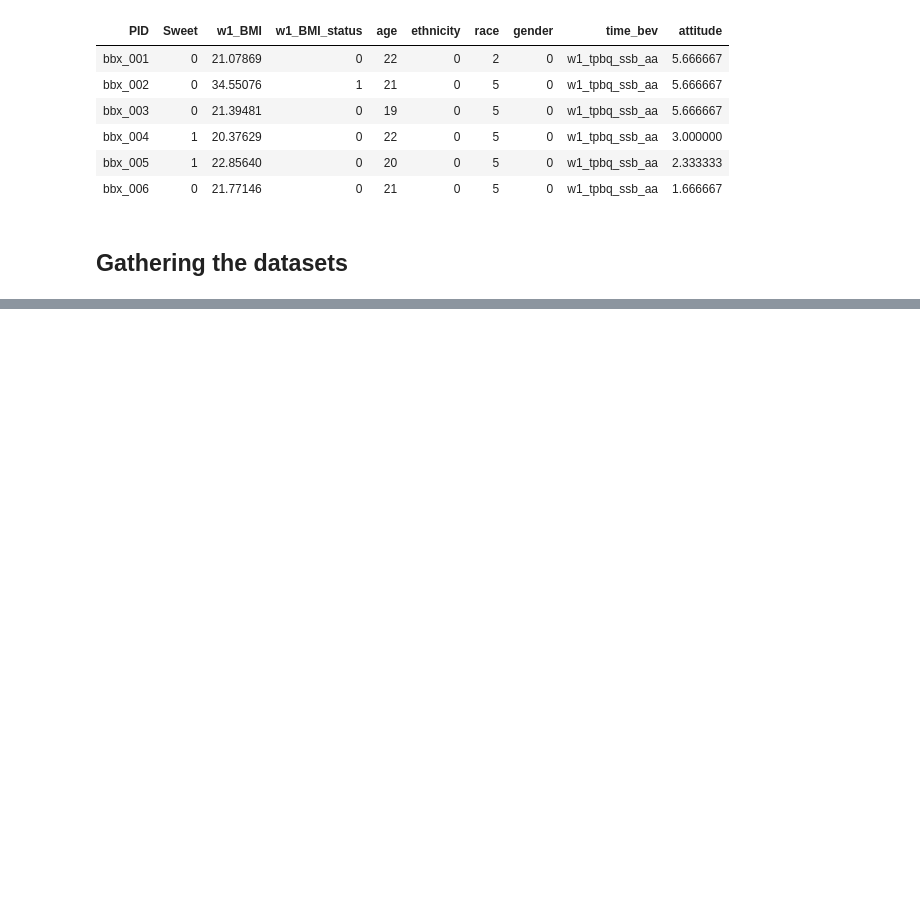
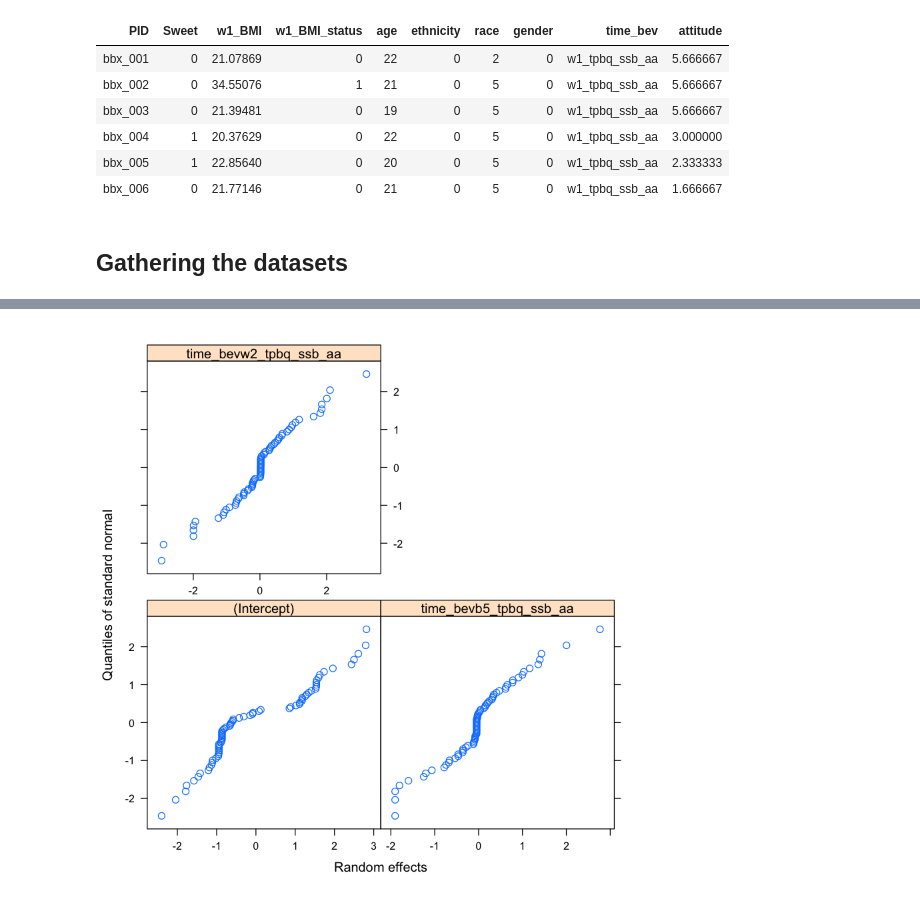
Before and after one commit to lbauert/TPBT, a Jupyter notebook: Lia_Analysis.ipynb, the cells around one changed output, grey strips where cells are left out. Saved outputs shown, nothing was run; the diff lists cells and outputs as text; code cells hidden in the pictures; blank space fills up the shorter version.

```diff
--- a/Lia_Analysis.ipynb
+++ b/Lia_Analysis.ipynb
@@ -221,0 +536,5 @@ AA_CE <- lmer()
+# %%
+## normal plots of random effects
+qqnorm(timeCov, ~ranef(.))
+# %% [output]
+[figure, added]
```
Also changed, not shown: parts of 18 cells of this notebook.
